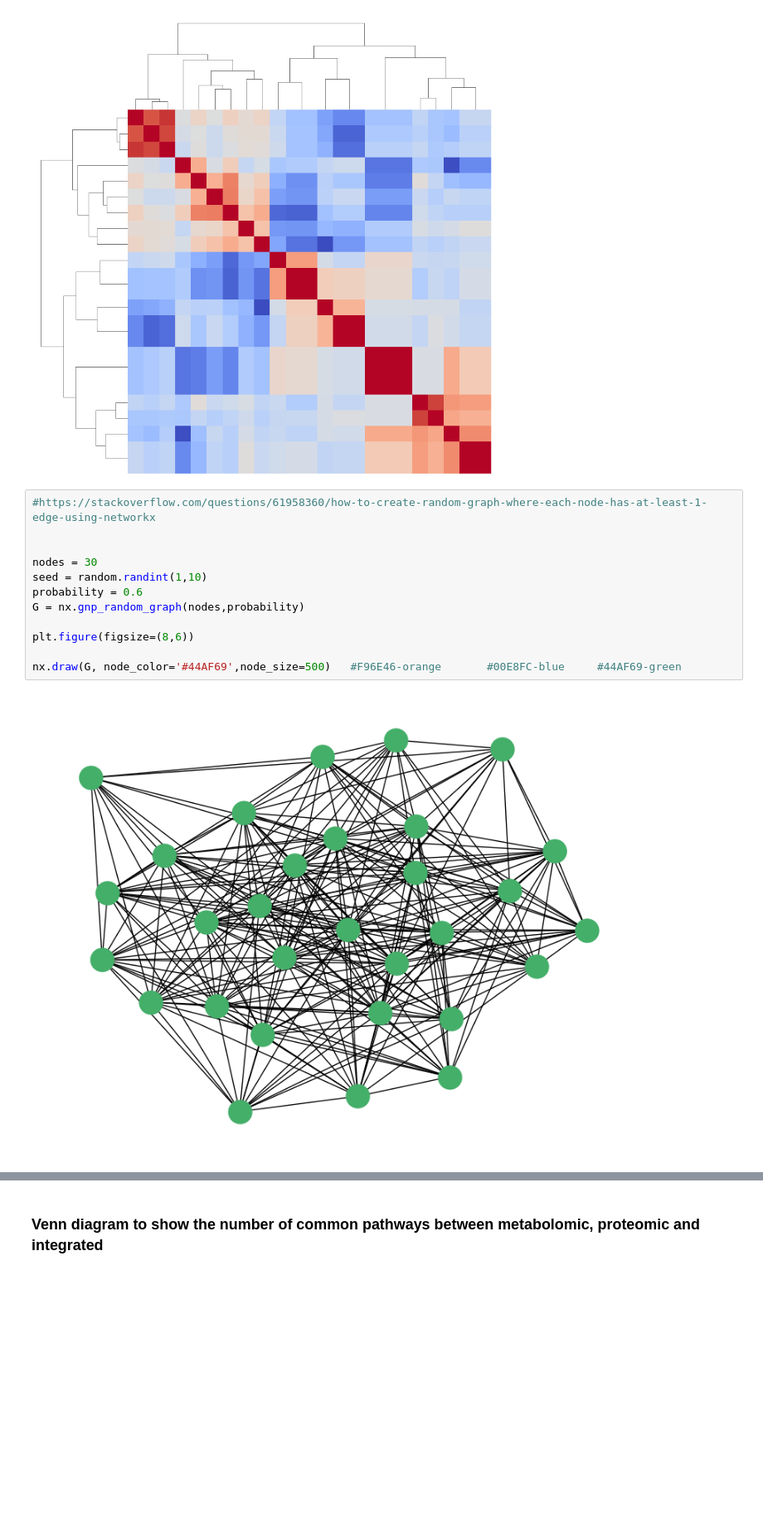
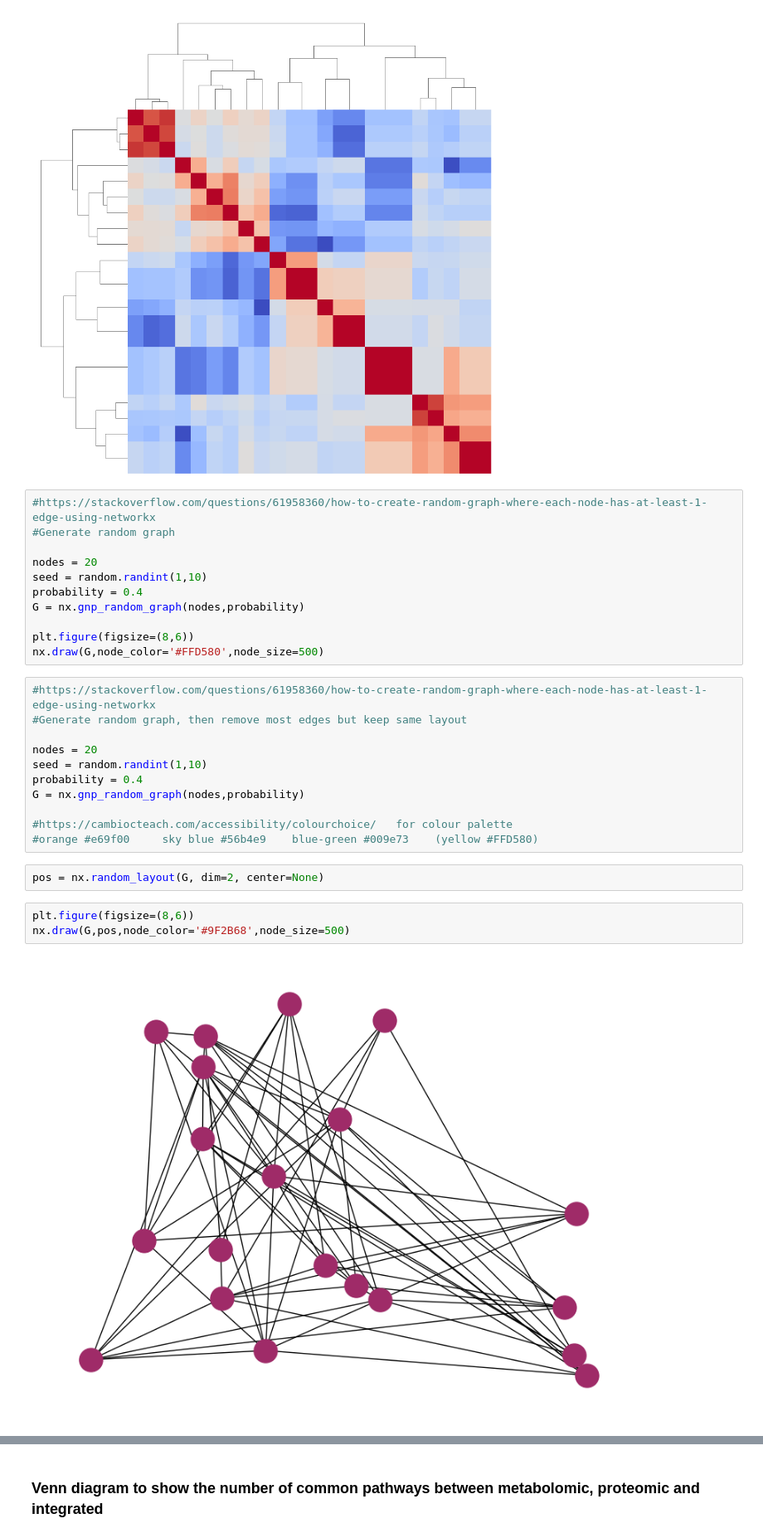
Before and after one commit to j-keung/multiomics-pathway-analysis, a Jupyter notebook: extra_figures.ipynb, the cells around one changed output, grey strips where cells are left out. Shown at 83% size. Saved outputs shown, nothing was run; the diff lists cells and outputs as text; blank space fills up the shorter version.

Commit message:
network random

```diff
--- a/extra_figures.ipynb
+++ b/extra_figures.ipynb
@@ -166,15 +166,30 @@ Text(815.5555555555554, 0.5, '')
 [figure]
 # %%
 #https://stackoverflow.com/questions/61958360/how-to-create-random-graph-where-each-node-has-at-least-1-edge-using-networkx
+#Generate random graph
 
-
-nodes = 30
+nodes = 20
 seed = random.randint(1,10)
-probability = 0.6
+probability = 0.4
 G = nx.gnp_random_graph(nodes,probability)
 
 plt.figure(figsize=(8,6))
-
-nx.draw(G, node_color='#44AF69',node_size=500)   #F96E46-orange       #00E8FC-blue     #44AF69-green
+nx.draw(G,node_color='#FFD580',node_size=500)
-# %% [output]
-[figure, removed]
+# %%
+#https://stackoverflow.com/questions/61958360/how-to-create-random-graph-where-each-node-has-at-least-1-edge-using-networkx
+#Generate random graph, then remove most edges but keep same layout
+
+nodes = 20
+seed = random.randint(1,10)
+probability = 0.4
+G = nx.gnp_random_graph(nodes,probability)
+
+#https://cambiocteach.com/accessibility/colourchoice/   for colour palette
+#orange #e69f00     sky blue #56b4e9    blue-green #009e73    (yellow #FFD580)
+# %%
+pos = nx.random_layout(G, dim=2, center=None)
+# %%
+plt.figure(figsize=(8,6))
+nx.draw(G,pos,node_color='#9F2B68',node_size=500)
+# %% [output]
+[figure, added]
```
Also changed, not shown: parts of 2 cells of this notebook, 1 other file.
